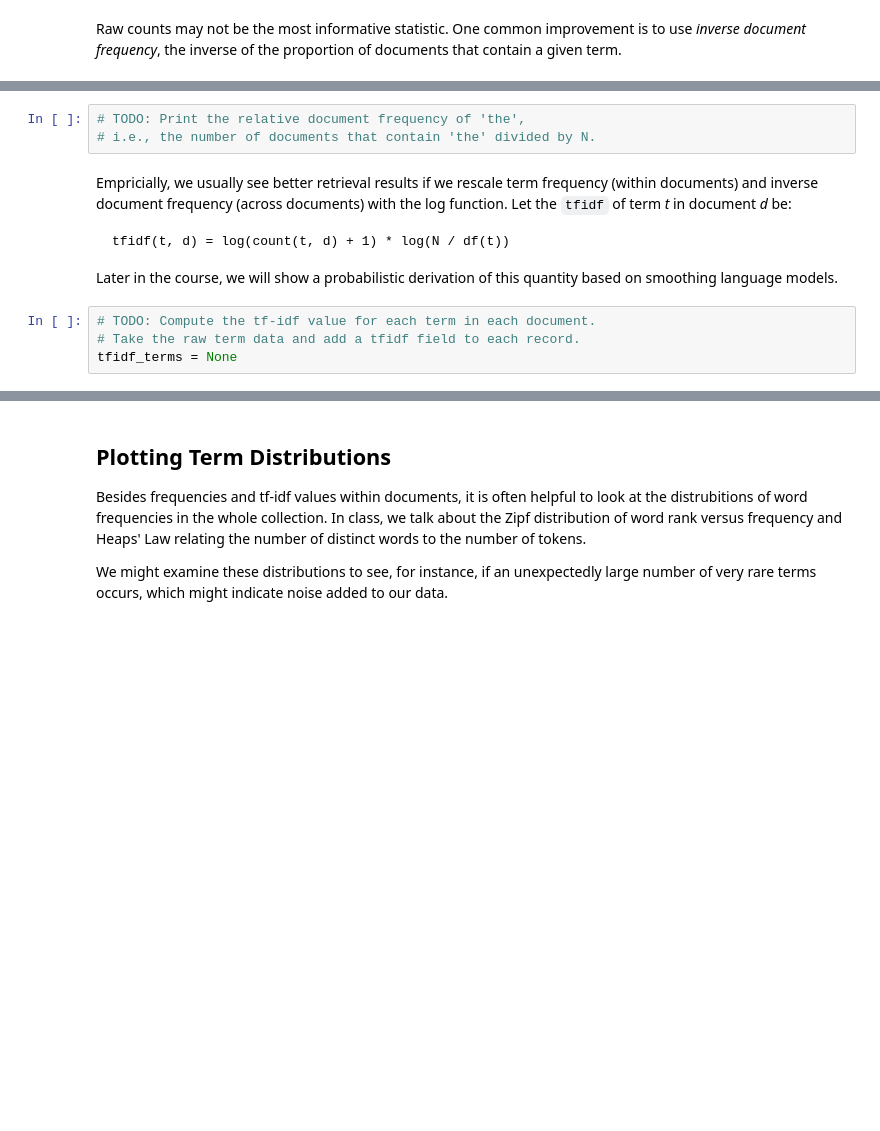
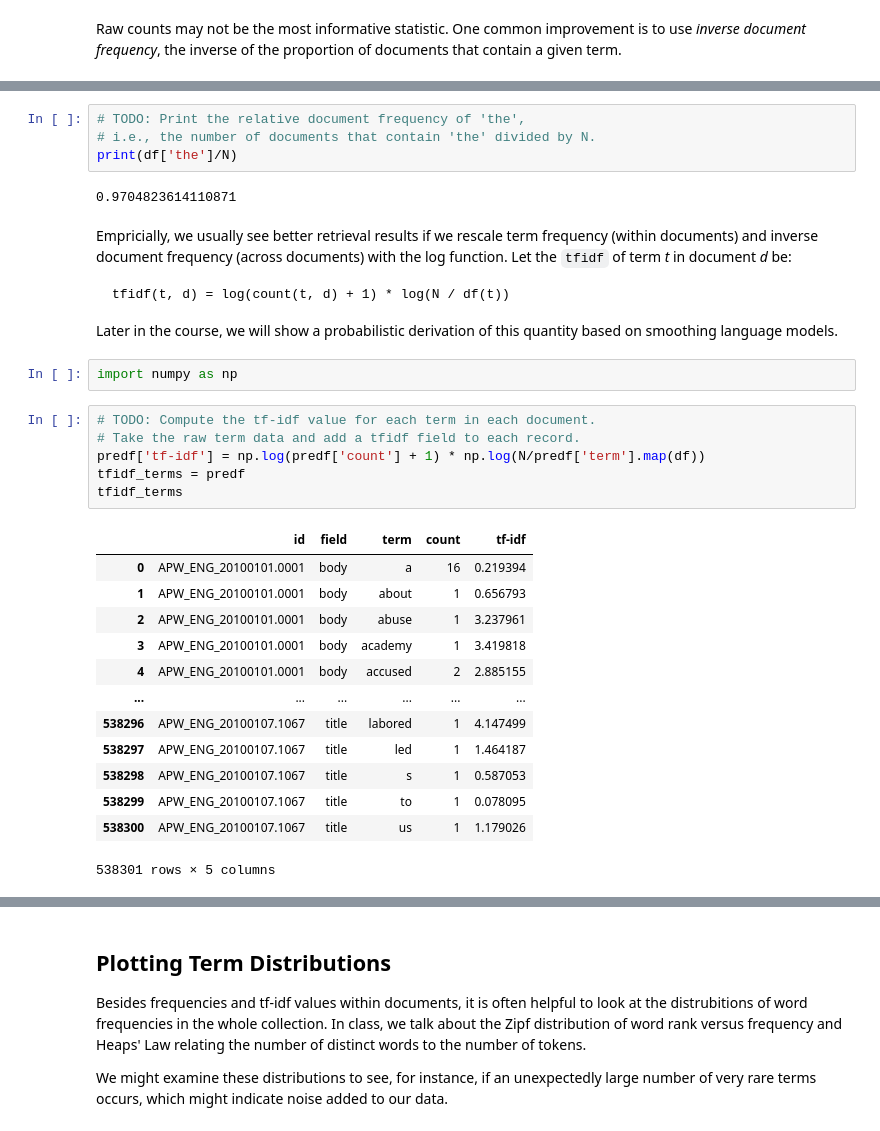
Before and after one commit to kingsmil/cs6200-hw1, a Jupyter notebook: term_statistics.ipynb, the cells around one changed output, grey strips where cells are left out. Saved outputs shown, nothing was run; the diff lists cells and outputs as text; blank space fills up the shorter version.

````diff
--- a/term_statistics.ipynb
+++ b/term_statistics.ipynb
@@ -69,6 +150,9 @@ df = dict()
 # %%
 # TODO: Print the relative document frequency of 'the',
 # i.e., the number of documents that contain 'the' divided by N.
+print(df['the']/N)
+# %% [output]
+0.9704823614110871
 # %% [markdown]
 Empricially, we usually see better retrieval results if we rescale term frequency (within documents) and inverse document frequency (across documents) with the log function. Let the `tfidf` of term _t_ in document _d_ be:
 ```
@@ -76,9 +160,27 @@ tfidf(t, d) = log(count(t, d) + 1) * log(N / df(t))
 ```
 
 Later in the course, we will show a probabilistic derivation of this quantity based on smoothing language models.
+# %%
+import numpy as np
 # %%
 # TODO: Compute the tf-idf value for each term in each document.
 # Take the raw term data and add a tfidf field to each record.
-tfidf_terms = None
+predf['tf-idf'] = np.log(predf['count'] + 1) * np.log(N/predf['term'].map(df))
+tfidf_terms = predf
+tfidf_terms
+# %% [output]
+|  | id | field | term | count | tf-idf |
+| 0 | APW_ENG_20100101.0001 | body | a | 16 | 0.219394 |
+| 1 | APW_ENG_20100101.0001 | body | about | 1 | 0.656793 |
+| 2 | APW_ENG_20100101.0001 | body | abuse | 1 | 3.237961 |
+| 3 | APW_ENG_20100101.0001 | body | academy | 1 | 3.419818 |
+| 4 | APW_ENG_20100101.0001 | body | accused | 2 | 2.885155 |
+| ... | ... | ... | ... | ... | ... |
+| 538296 | APW_ENG_20100107.1067 | title | labored | 1 | 4.147499 |
+| 538297 | APW_ENG_20100107.1067 | title | led | 1 | 1.464187 |
+| 538298 | APW_ENG_20100107.1067 | title | s | 1 | 0.587053 |
+| 538299 | APW_ENG_20100107.1067 | title | to | 1 | 0.078095 |
+| 538300 | APW_ENG_20100107.1067 | title | us | 1 | 1.179026 |
+538301 rows × 5 columns
 # %%
 # TODO: Print the 20 term-document pairs with the highest tf-idf values.
````
Also changed, not shown: parts of 15 cells of this notebook.
